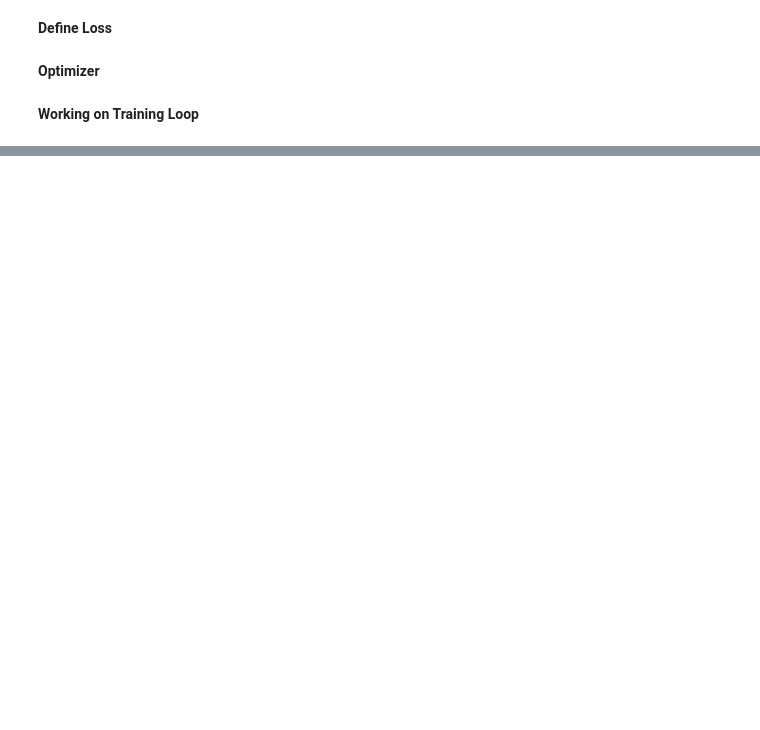
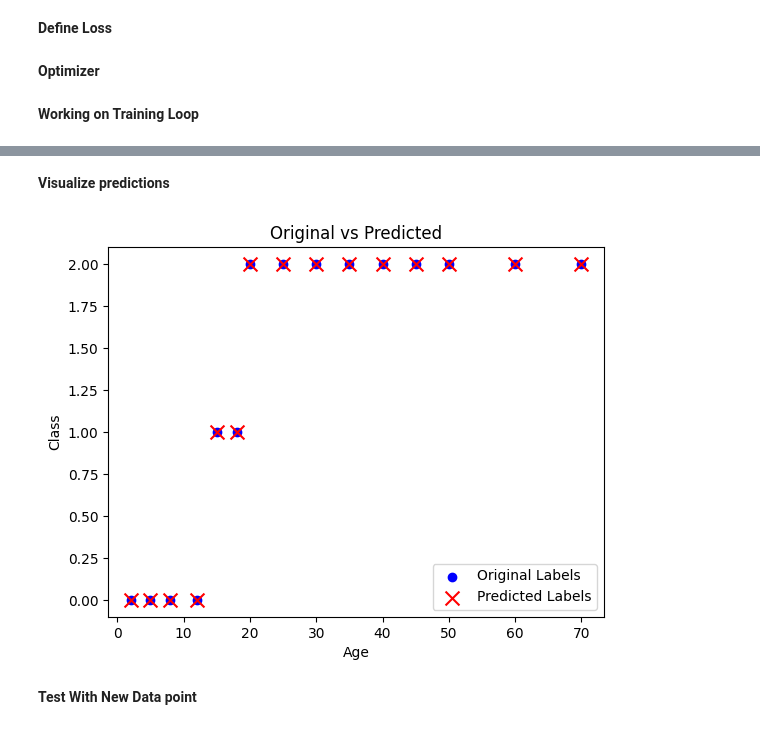
Before and after one commit to pythonwithzeeshan/learn-lessons, a Jupyter notebook: Classification.ipynb, the cells around one changed output, grey strips where cells are left out. Saved outputs shown, nothing was run; the diff lists cells and outputs as text; code cells hidden in the pictures; blank space fills up the shorter version.

```diff
--- a/Classification.ipynb
+++ b/Classification.ipynb
@@ -60,0 +52,3 @@ AgeClassifier(
+# %%
+models = AgeClassifier()
+models
@@ -65,6 +65,6 @@ criterion = nn.CrossEntropyLoss()
 # %% [markdown]
 **Optimizer**
 # %%
-optimizer = optim.Adam(model.parameters(), lr=0.01)
+optimizer = optim.Adam(models.parameters(), lr=0.01)
 # %% [markdown]
 **Working on Training Loop**
@@ -70,0 +75,15 @@ optimizer = optim.Adam(model.parameters(), lr=0.01)
+# %%
+y_tensor = y_tensor.view(-1).long()
+
+epochs = 1000
+for epoch in range(epochs):
+    optimizer.zero_grad()
+    outputs = models(X_tensor)
+    loss = criterion(outputs, y_tensor)
+    loss.backward()
+    optimizer.step()
+
+    if (epoch+1) % 100 == 0:
+        _, predicted = torch.max(outputs, 1)
+        acc = (predicted == y_tensor).sum().item() / y_tensor.size(0) * 100
+        print(f"Epoch {epoch+1}/{epochs}, Loss: {loss.item():.4f}, Accuracy: {acc:.2f}%")
@@ -70,0 +103,8 @@ optimizer = optim.Adam(model.parameters(), lr=0.01)
+# %%
+with torch.no_grad():
+    outputs = models(X_tensor)
+    _, predicted = torch.max(outputs, 1)
+print("\nPredictions on original data:")
+for age, pred in zip(X_tensor, predicted):
+    label = "Child" if pred==0 else "Teen" if pred==1 else "Adult"
+    print(f"Age {int(age.item())} -> {label}")
@@ -70,0 +128,14 @@ optimizer = optim.Adam(model.parameters(), lr=0.01)
+# %% [markdown]
+**Visualize predictions**
+# %%
+plt.scatter(X,y, color='blue', label='Original Labels')
+plt.scatter(X, predicted.numpy(), color='red', marker='x', s=100, label='Predicted Labels')
+plt.xlabel("Age")
+plt.ylabel("Class")
+plt.title("Original vs Predicted")
+plt.legend()
+plt.show()
+# %% [output]
+[figure, added]
+# %% [markdown]
+**Test With New Data point**
```
Also changed, not shown: parts of 16 cells of this notebook.
